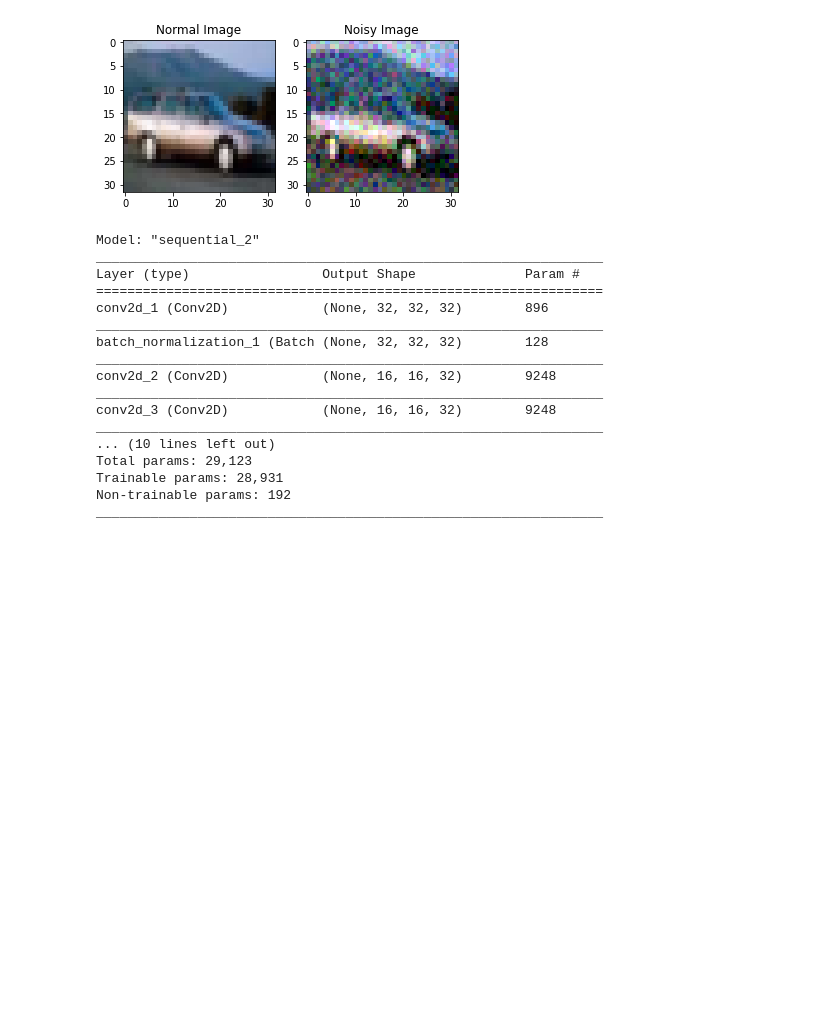
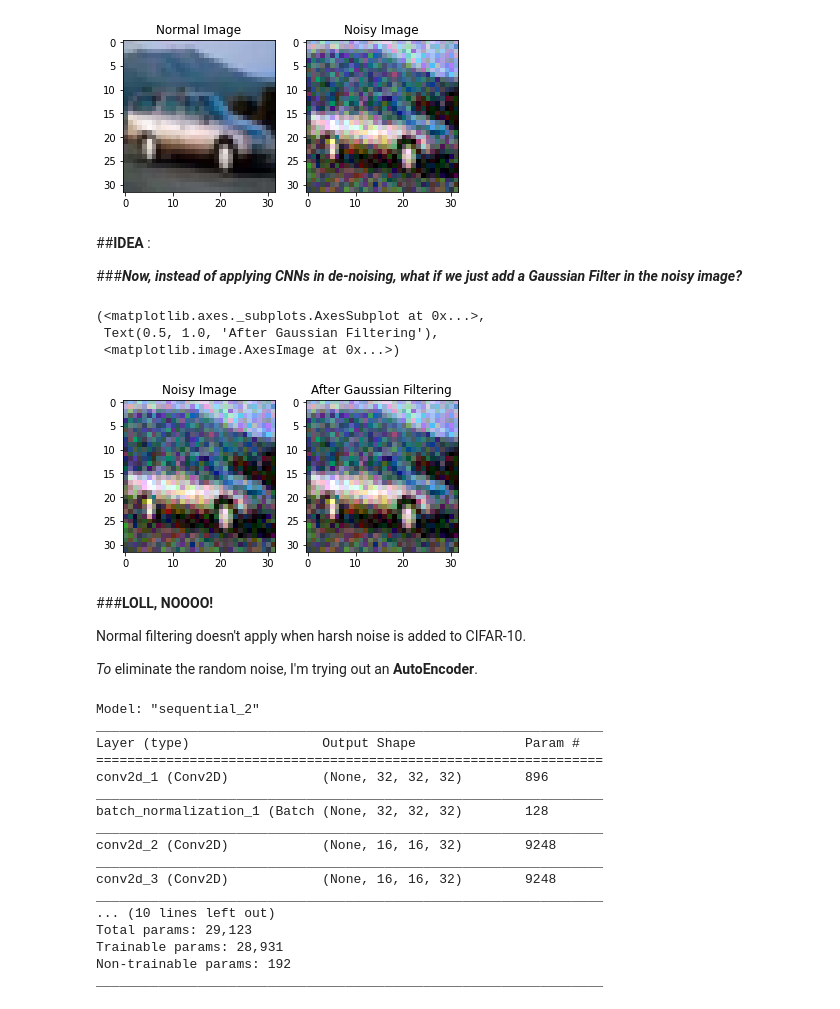
Before and after one commit to TheSkrill/Image-Denoising-CIFAR, a Jupyter notebook: Denoising_CIFAR10.ipynb, the cells around one changed output. Drawn from its saved outputs; the diff is of its cells as text; code cells hidden in the pictures; blank space fills up the shorter version.

Commit message:
Filters, Autoencoders DONE!

```diff
--- a/Denoising_CIFAR10.ipynb
+++ b/Denoising_CIFAR10.ipynb
@@ -95,6 +95,28 @@ plt.subplot(122),plt.title('Noisy Image'),plt.imshow(noisy_img)
  Text(0.5, 1.0, 'Noisy Image'),
  <matplotlib.image.AxesImage at 0x...>)
 [figure]
+# %% [markdown]
+##**IDEA** :
+
+
+###***Now, instead of applying CNNs in de-noising, what if we just add a Gaussian Filter in the noisy image?***
+# %%
+noisy_img = train_data_noisy[4]
+gblur = cv2.GaussianBlur(noisy_img, (1, 1),0)
+
+plt.subplot(121),plt.title('Noisy Image'),plt.imshow(noisy_img)
+plt.subplot(122),plt.title('After Gaussian Filtering'),plt.imshow(gblur)
+# %% [output]
+(<matplotlib.axes._subplots.AxesSubplot at 0x...>,
+ Text(0.5, 1.0, 'After Gaussian Filtering'),
+ <matplotlib.image.AxesImage at 0x...>)
+[figure, added]
+# %% [markdown]
+###**LOLL, NOOOO!**
+
+Normal filtering doesn't apply when harsh noise is added to CIFAR-10.
+
+*To* eliminate the random noise, I'm trying out an **AutoEncoder**.
 # %%
 model = Sequential()
 
```
Also changed, not shown: parts of 9 cells of this notebook.
